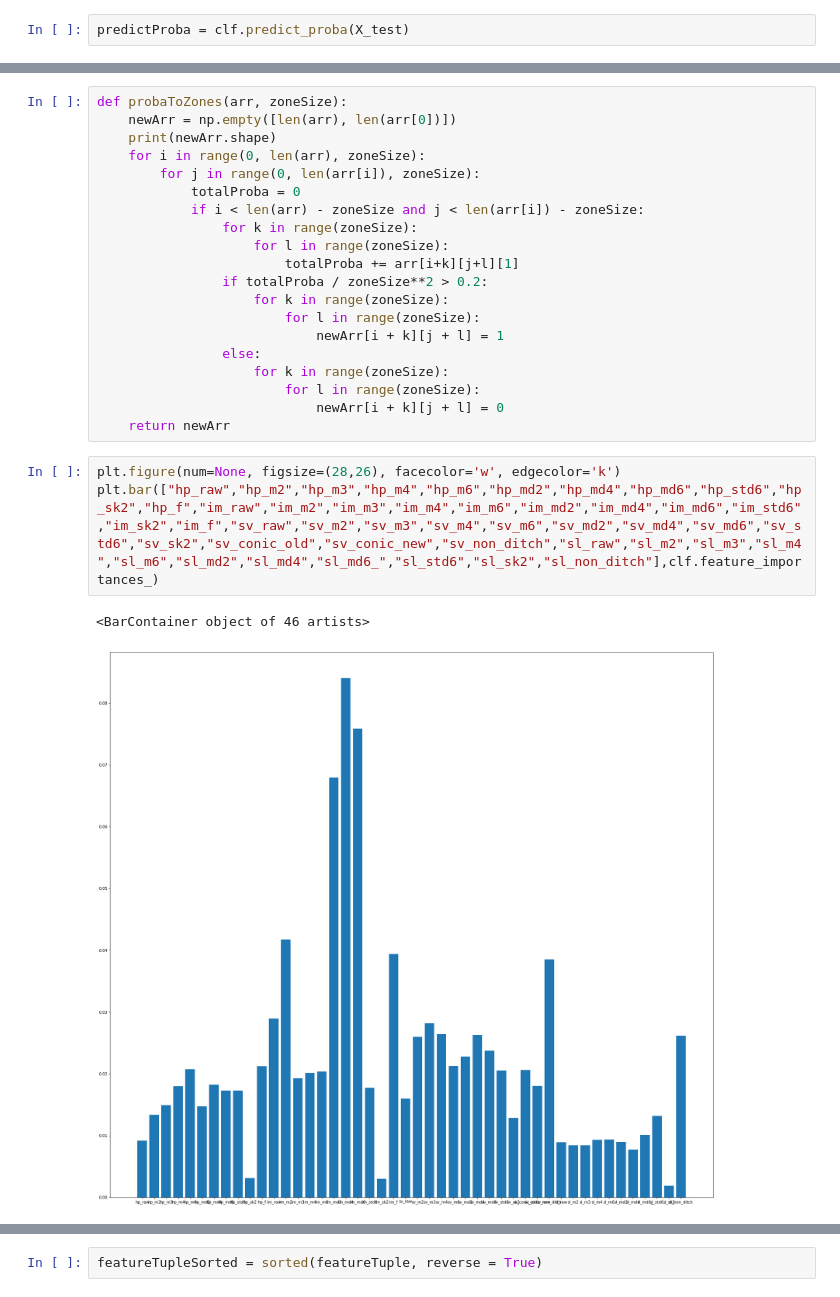
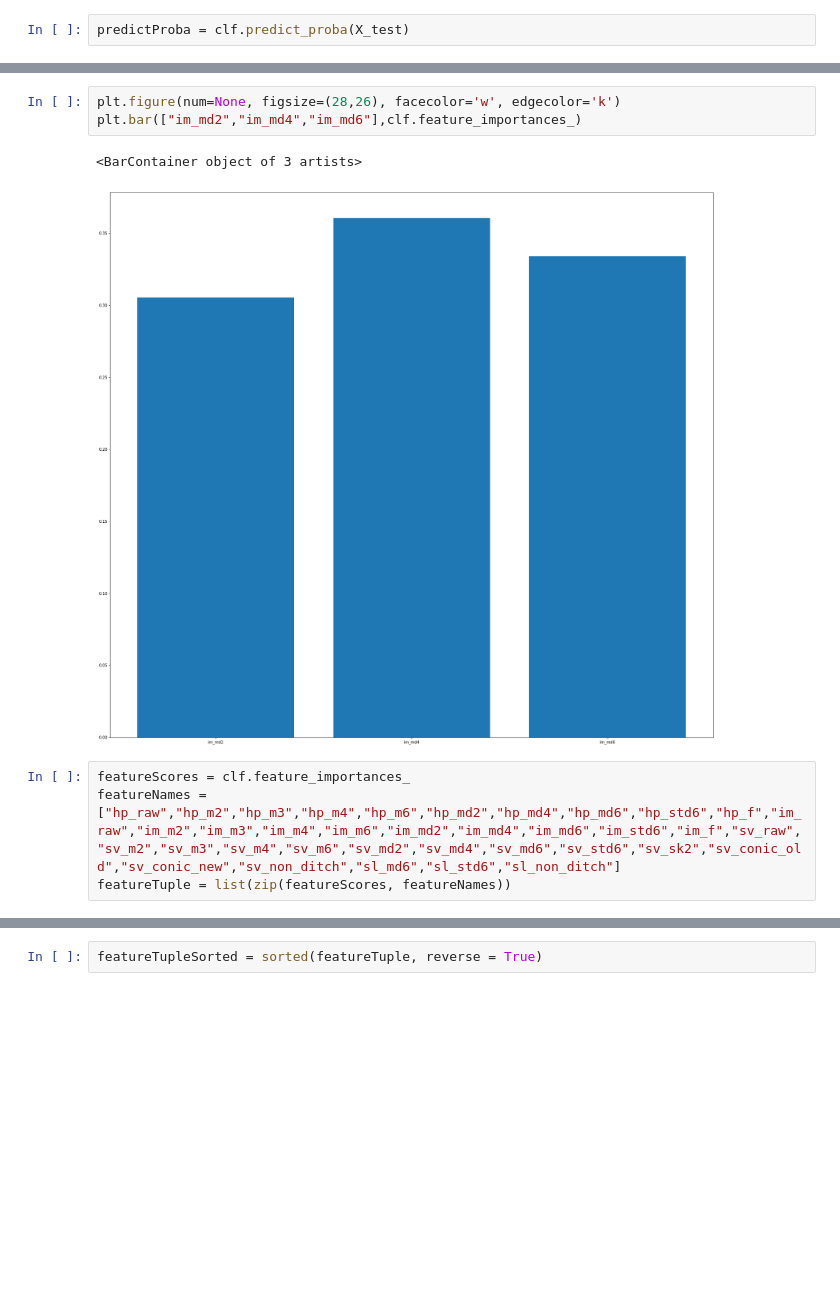
Before and after one commit to jonatan-flyckt/bachelors-thesis-playground, a Jupyter notebook: jonatan_features/random_forest.ipynb, the cells around one changed output, grey strips where cells are left out. Drawn from its saved outputs; the diff is of its cells as text; blank space fills up the shorter version.

```diff
--- a/jonatan_features/random_forest.ipynb
+++ b/jonatan_features/random_forest.ipynb
@@ -343,26 +376,10 @@ print(predictProba[500])
-# %%
-def probaToZones(arr, zoneSize):
-    newArr = np.empty([len(arr), len(arr[0])])
-    print(newArr.shape)
-    for i in range(0, len(arr), zoneSize):
-        for j in range(0, len(arr[i]), zoneSize):
-            totalProba = 0
-            if i < len(arr) - zoneSize and j < len(arr[i]) - zoneSize:
-                for k in range(zoneSize):
-                    for l in range(zoneSize):
-                        totalProba += arr[i+k][j+l][1]
-                if totalProba / zoneSize**2 > 0.2:
-                    for k in range(zoneSize):
-                        for l in range(zoneSize):
-                            newArr[i + k][j + l] = 1
-                else:
-                    for k in range(zoneSize):
-                        for l in range(zoneSize):
-                            newArr[i + k][j + l] = 0
-    return newArr
+# %%
+plt.figure(num=None, figsize=(28,26), facecolor='w', edgecolor='k')
+plt.bar(["im_md2","im_md4","im_md6"],clf.feature_importances_)
+# %% [output]
+<BarContainer object of 3 artists>
+[figure, added]
 # %%
-plt.figure(num=None, figsize=(28,26), facecolor='w', edgecolor='k')
-plt.bar(["hp_raw","hp_m2","hp_m3","hp_m4","hp_m6","hp_md2","hp_md4","hp_md6","hp_std6","hp_sk2","hp_f","im_raw","im_m2","im_m3","im_m4","im_m6","im_md2","im_md4","im_md6","im_std6","im_sk2","im_f","sv_raw","sv_m2","sv_m3","sv_m4","sv_m6","sv_md2","sv_md4","sv_md6","sv_std6","sv_sk2","sv_conic_old","sv_conic_new","sv_non_ditch","sl_raw","sl_m2","sl_m3","sl_m4","sl_m6","sl_md2","sl_md4","sl_md6_","sl_std6","sl_sk2","sl_non_ditch"],clf.feature_importances_)
+featureScores = clf.feature_importances_
+featureNames = ["hp_raw","hp_m2","hp_m3","hp_m4","hp_m6","hp_md2","hp_md4","hp_md6","hp_std6","hp_f","im_raw","im_m2","im_m3","im_m4","im_m6","im_md2","im_md4","im_md6","im_std6","im_f","sv_raw","sv_m2","sv_m3","sv_m4","sv_m6","sv_md2","sv_md4","sv_md6","sv_std6","sv_sk2","sv_conic_old","sv_conic_new","sv_non_ditch","sl_md6","sl_std6","sl_non_ditch"]
+featureTuple = list(zip(featureScores, featureNames))
-# %% [output]
-<BarContainer object of 46 artists>
-[figure, removed]
```
Also changed, not shown: parts of 15 cells of this notebook.
